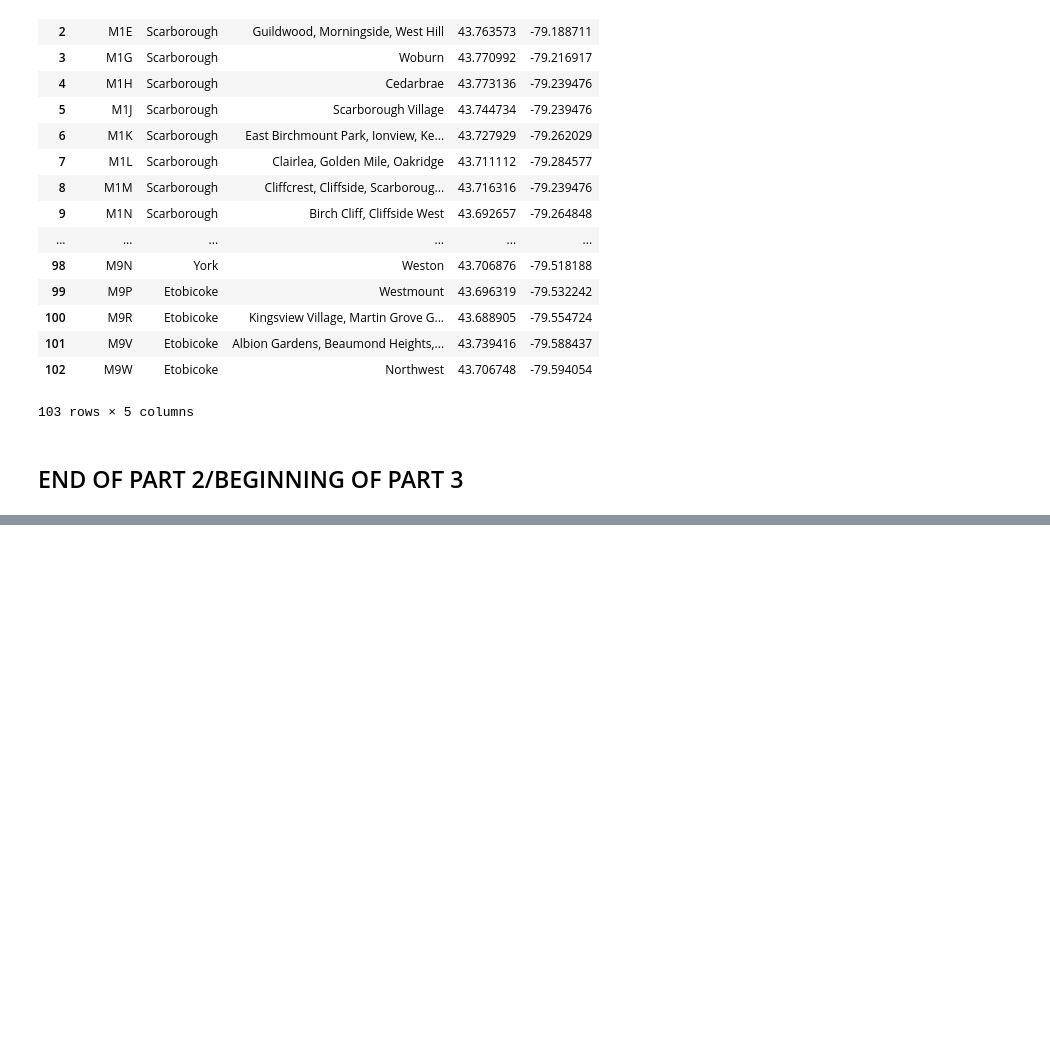
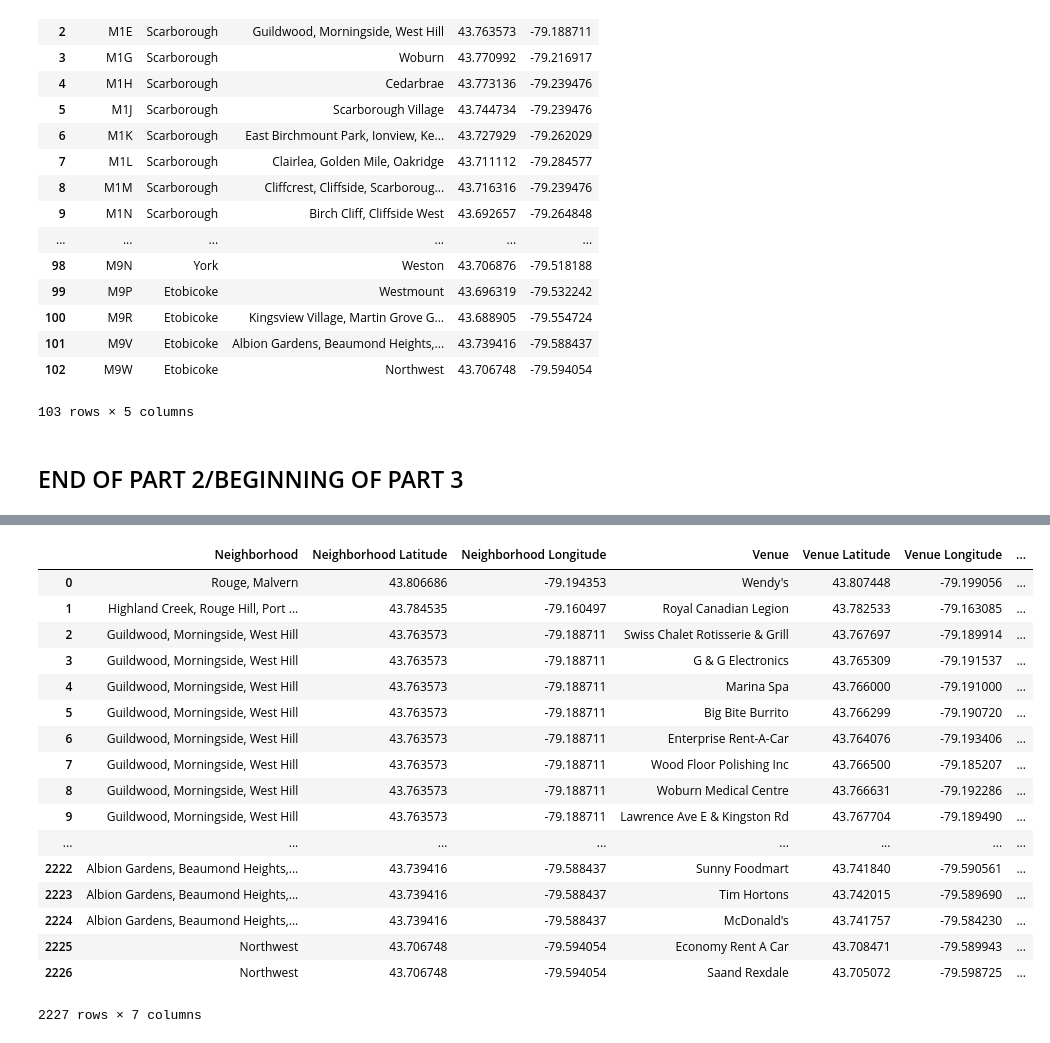
Before and after one commit to dpolini/Coursera_Capstone, a Jupyter notebook: Toronto's neighborhoods .ipynb, the cells around one changed output, grey strips where cells are left out. Saved outputs shown, nothing was run; the diff lists cells and outputs as text; code cells hidden in the pictures; blank space fills up the shorter version.

```diff
--- a/Toronto's neighborhoods .ipynb
+++ b/Toronto's neighborhoods .ipynb
@@ -233,0 +240,7 @@ Torof
+# %%
+CLIENT_ID = 'IEF5NJSGVGXUT3WIC1E5EJLUVVZBHZIZAM5DOUQ2WM3WZGE2' # your Foursquare ID
+CLIENT_SECRET = 'UULTJSLBLHTGQCDTPLGOHLMDT0TFQ4MMI23QBTUDUVNYSW0T' # your Foursquare Secret
+VERSION = '20180605' # Foursquare API version
+
+radius=500
+LIMIT=100
@@ -233,0 +287,5 @@ Torof
+# %%
+Toronto_venues = getNearbyVenues(names=Torof['Neighbourhood'],
+                                   latitudes=Torof['Latitude'],
+                                   longitudes=Torof['Longitude']
+                                  )
@@ -233,0 +310,21 @@ Torof
+# %%
+Toronto_venues
+# %% [output]
+|  | Neighborhood | Neighborhood Latitude | Neighborhood Longitude | Venue | Venue Latitude | Venue Longitude | ... |
+| 0 | Rouge, Malvern | 43.806686 | -79.194353 | Wendy's | 43.807448 | -79.199056 | ... |
+| 1 | Highland Creek, Rouge Hill, Port ... | 43.784535 | -79.160497 | Royal Canadian Legion | 43.782533 | -79.163085 | ... |
+| 2 | Guildwood, Morningside, West Hill | 43.763573 | -79.188711 | Swiss Chalet Rotisserie & Grill | 43.767697 | -79.189914 | ... |
+| 3 | Guildwood, Morningside, West Hill | 43.763573 | -79.188711 | G & G Electronics | 43.765309 | -79.191537 | ... |
+| 4 | Guildwood, Morningside, West Hill | 43.763573 | -79.188711 | Marina Spa | 43.766000 | -79.191000 | ... |
+| 5 | Guildwood, Morningside, West Hill | 43.763573 | -79.188711 | Big Bite Burrito | 43.766299 | -79.190720 | ... |
+| 6 | Guildwood, Morningside, West Hill | 43.763573 | -79.188711 | Enterprise Rent-A-Car | 43.764076 | -79.193406 | ... |
+| 7 | Guildwood, Morningside, West Hill | 43.763573 | -79.188711 | Wood Floor Polishing Inc | 43.766500 | -79.185207 | ... |
+| 8 | Guildwood, Morningside, West Hill | 43.763573 | -79.188711 | Woburn Medical Centre | 43.766631 | -79.192286 | ... |
+| 9 | Guildwood, Morningside, West Hill | 43.763573 | -79.188711 | Lawrence Ave E & Kingston Rd | 43.767704 | -79.189490 | ... |
+| ... | ... | ... | ... | ... | ... | ... | ... |
+| 2222 | Albion Gardens, Beaumond Heights,... | 43.739416 | -79.588437 | Sunny Foodmart | 43.741840 | -79.590561 | ... |
+| 2223 | Albion Gardens, Beaumond Heights,... | 43.739416 | -79.588437 | Tim Hortons | 43.742015 | -79.589690 | ... |
+| 2224 | Albion Gardens, Beaumond Heights,... | 43.739416 | -79.588437 | McDonald's | 43.741757 | -79.584230 | ... |
+| 2225 | Northwest | 43.706748 | -79.594054 | Economy Rent A Car | 43.708471 | -79.589943 | ... |
+| 2226 | Northwest | 43.706748 | -79.594054 | Saand Rexdale | 43.705072 | -79.598725 | ... |
+2227 rows × 7 columns
```
Also changed, not shown: parts of 22 cells of this notebook.
